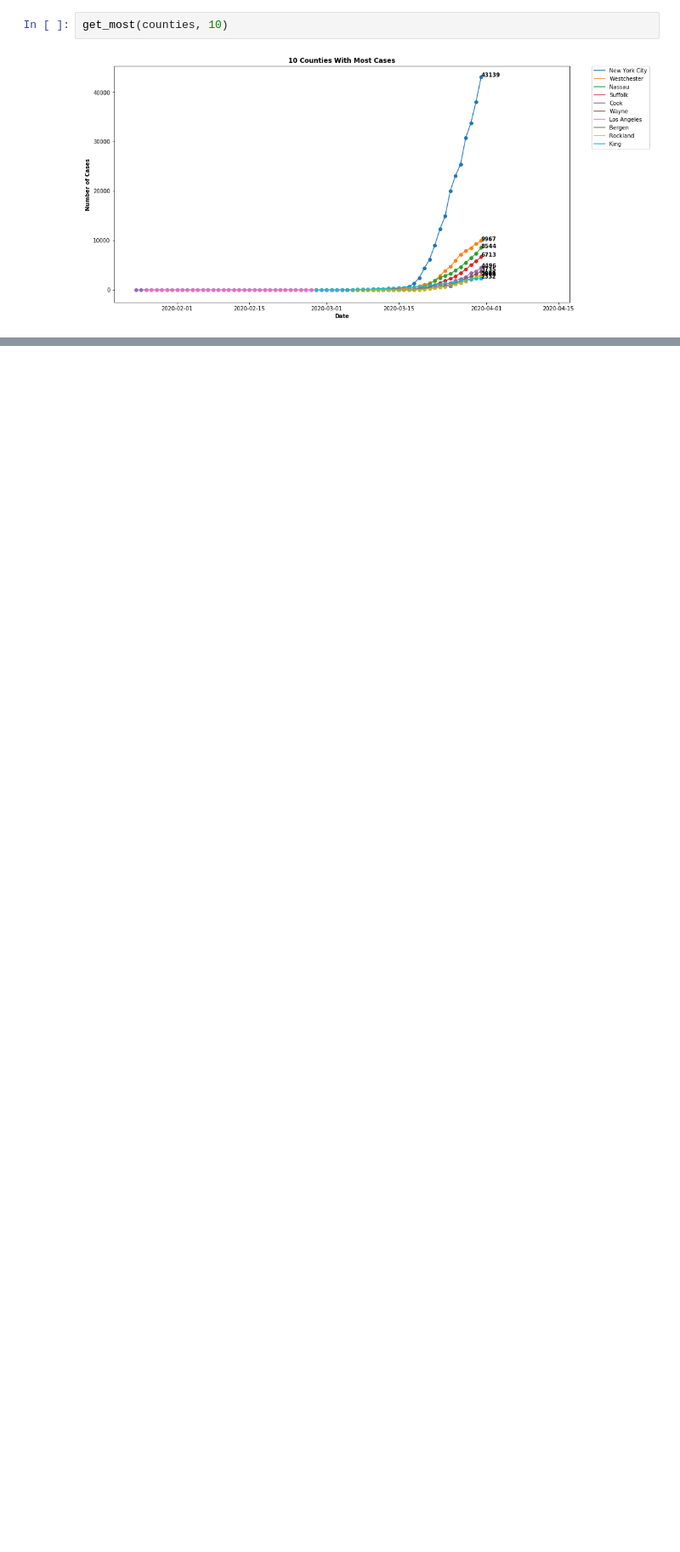
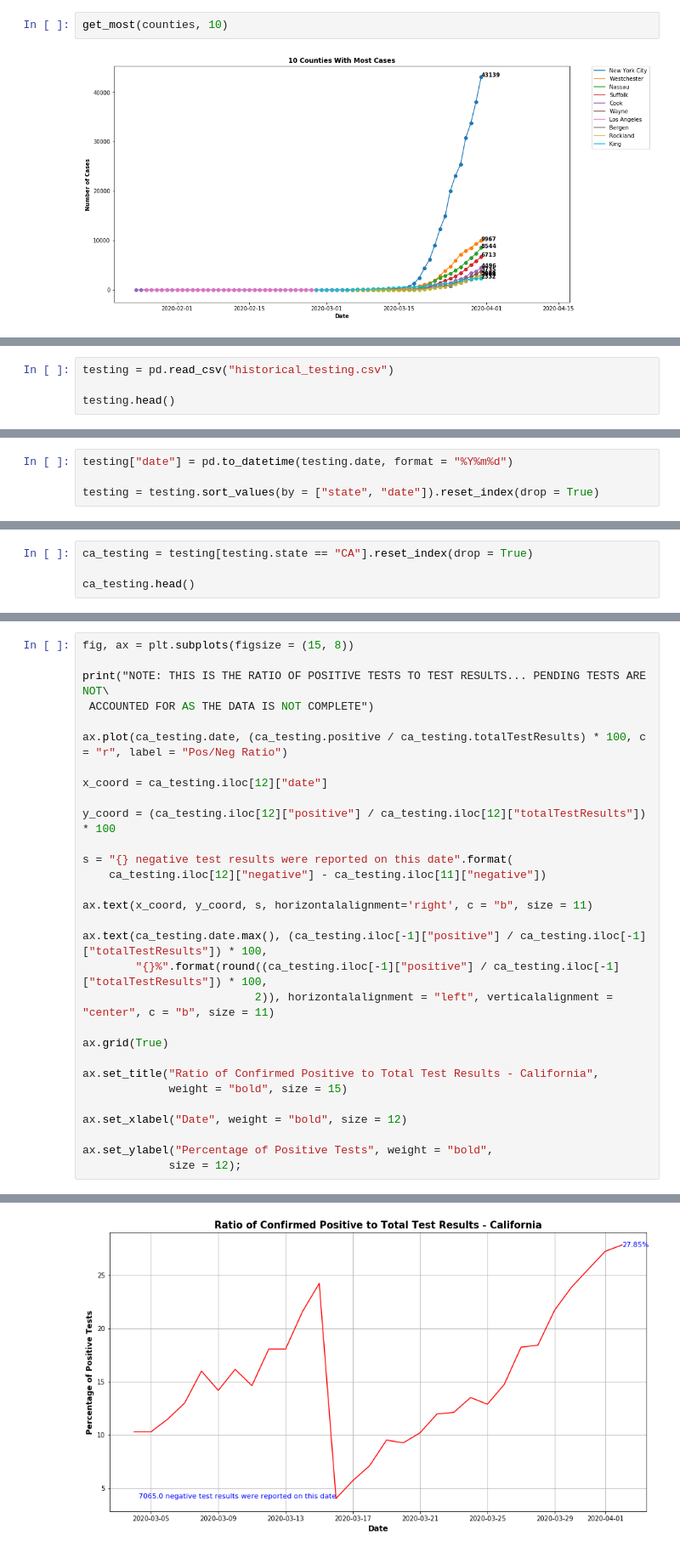
Before and after one commit to asoane34/covid_tracker, a Jupyter notebook: prototype.ipynb, the cells around one changed output, grey strips where cells are left out. Shown at 85% size. Drawn from its saved outputs; the diff is of its cells as text; blank space fills up the shorter version.

Commit message:
testing example

```diff
--- a/prototype.ipynb
+++ b/prototype.ipynb
@@ -421,0 +421,4 @@ get_most(counties, 10)
+# %%
+testing = pd.read_csv("historical_testing.csv")
+
+testing.head()
@@ -421,0 +433,4 @@ get_most(counties, 10)
+# %%
+testing["date"] = pd.to_datetime(testing.date, format = "%Y%m%d")
+
+testing = testing.sort_values(by = ["state", "date"]).reset_index(drop = True)
@@ -421,0 +461,4 @@ get_most(counties, 10)
+# %%
+ca_testing = testing[testing.state == "CA"].reset_index(drop = True)
+
+ca_testing.head()
@@ -421,0 +474,31 @@ get_most(counties, 10)
+# %%
+fig, ax = plt.subplots(figsize = (15, 8))
+
+print("NOTE: THIS IS THE RATIO OF POSITIVE TESTS TO TEST RESULTS... PENDING TESTS ARE NOT\
+ ACCOUNTED FOR AS THE DATA IS NOT COMPLETE")
+
+ax.plot(ca_testing.date, (ca_testing.positive / ca_testing.totalTestResults) * 100, c = "r", label = "Pos/Neg Ratio")
+
+x_coord = ca_testing.iloc[12]["date"]
+
+y_coord = (ca_testing.iloc[12]["positive"] / ca_testing.iloc[12]["totalTestResults"]) * 100
+
+s = "{} negative test results were reported on this date".format(
+    ca_testing.iloc[12]["negative"] - ca_testing.iloc[11]["negative"])
+
+ax.text(x_coord, y_coord, s, horizontalalignment='right', c = "b", size = 11)
+
+ax.text(ca_testing.date.max(), (ca_testing.iloc[-1]["positive"] / ca_testing.iloc[-1]["totalTestResults"]) * 100,
+        "{}%".format(round((ca_testing.iloc[-1]["positive"] / ca_testing.iloc[-1]["totalTestResults"]) * 100,
+                          2)), horizontalalignment = "left", verticalalignment = "center", c = "b", size = 11)
+
+ax.grid(True)
+
+ax.set_title("Ratio of Confirmed Positive to Total Test Results - California",
+             weight = "bold", size = 15)
+
+ax.set_xlabel("Date", weight = "bold", size = 12)
+
+ax.set_ylabel("Percentage of Positive Tests", weight = "bold",
+             size = 12);
+# %% [output]
@@ -421,0 +506 @@ get_most(counties, 10)
+[figure, added]
```
Also changed, not shown: parts of 8 cells of this notebook.
